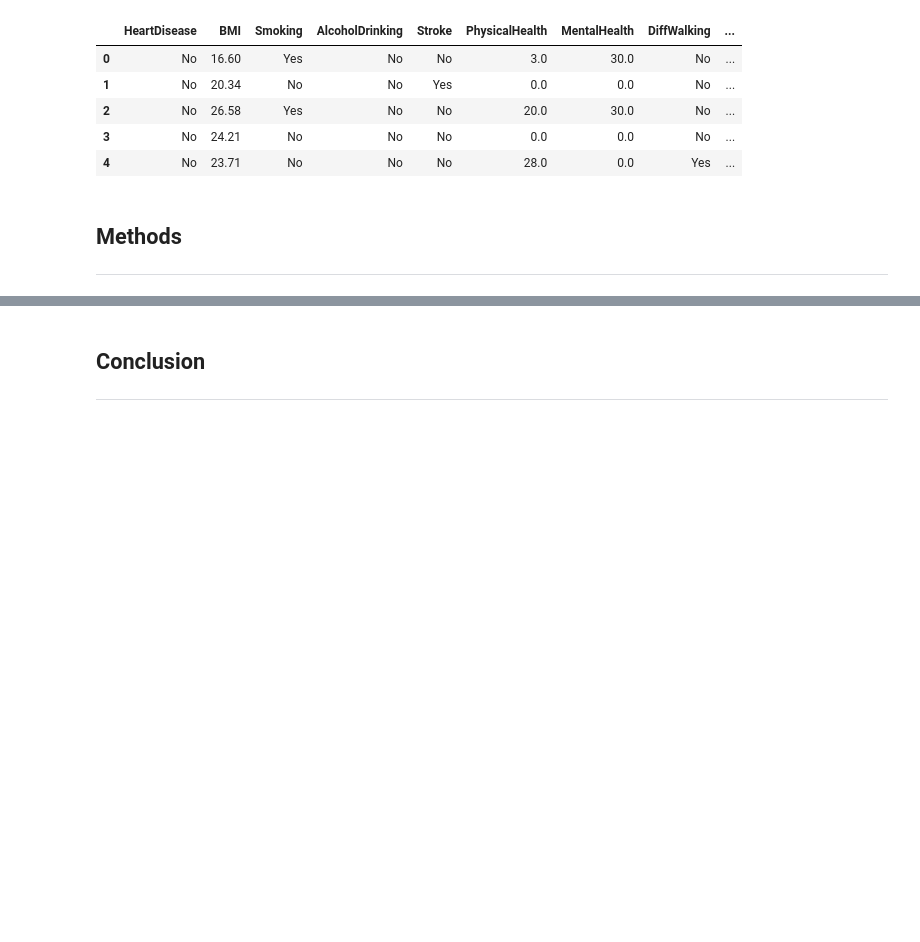
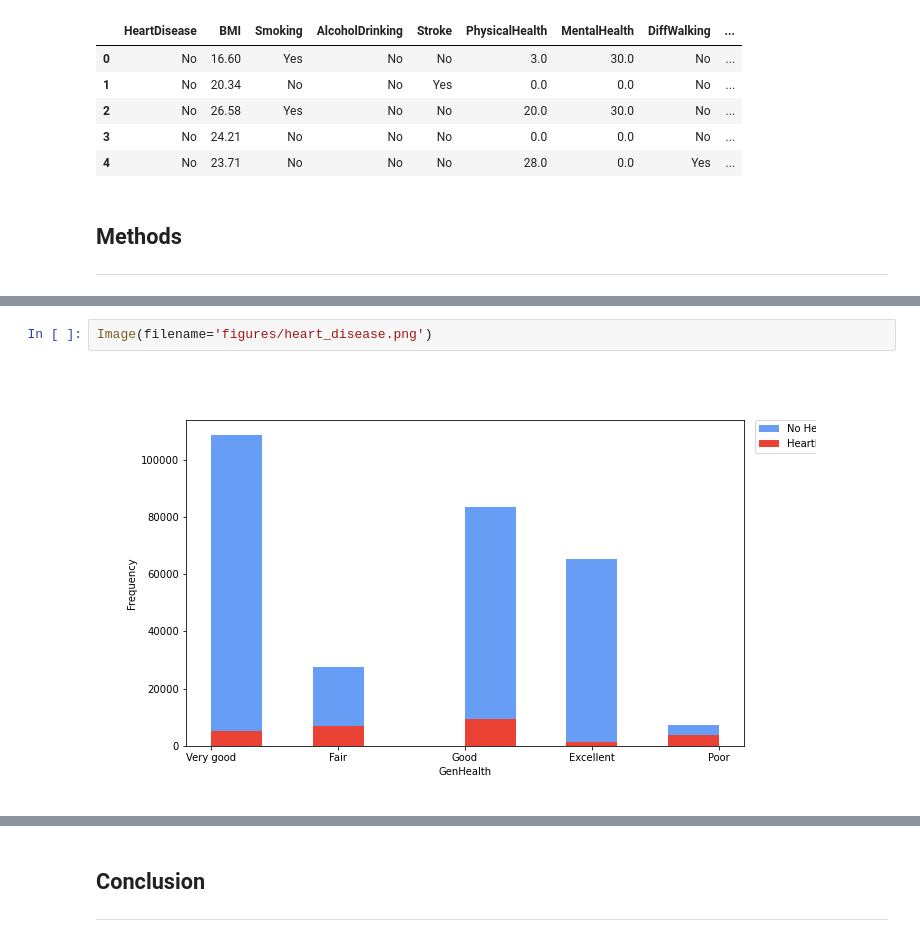
Before and after one commit to UCB-stat-159-s22/hw07-group28, a Jupyter notebook: main.ipynb, the cells around one changed output, grey strips where cells are left out. Cells and saved outputs as stored; diff of their text form; blank space fills up the shorter version.

```diff
--- a/main.ipynb
+++ b/main.ipynb
@@ -97,0 +134,4 @@ df.head()
+# %%
+Image(filename='figures/heart_disease.png')
+# %% [output]
+[figure, added]
```
Also changed, not shown: parts of 15 cells of this notebook, 3 other files.
